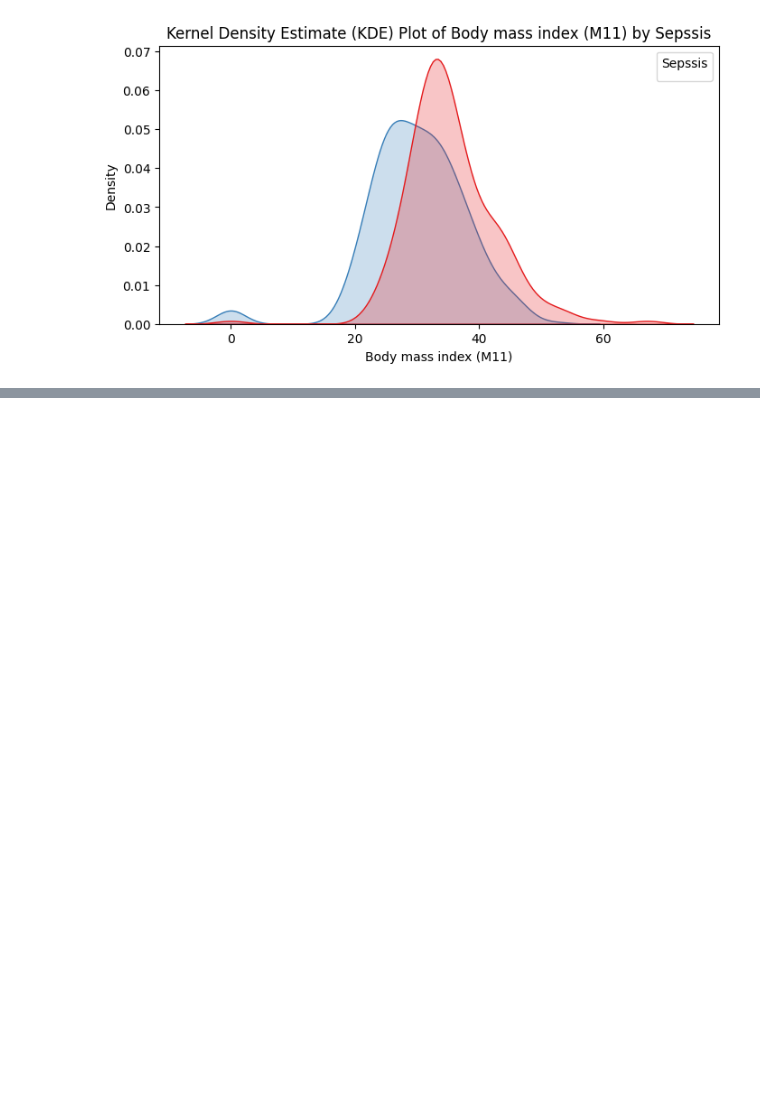
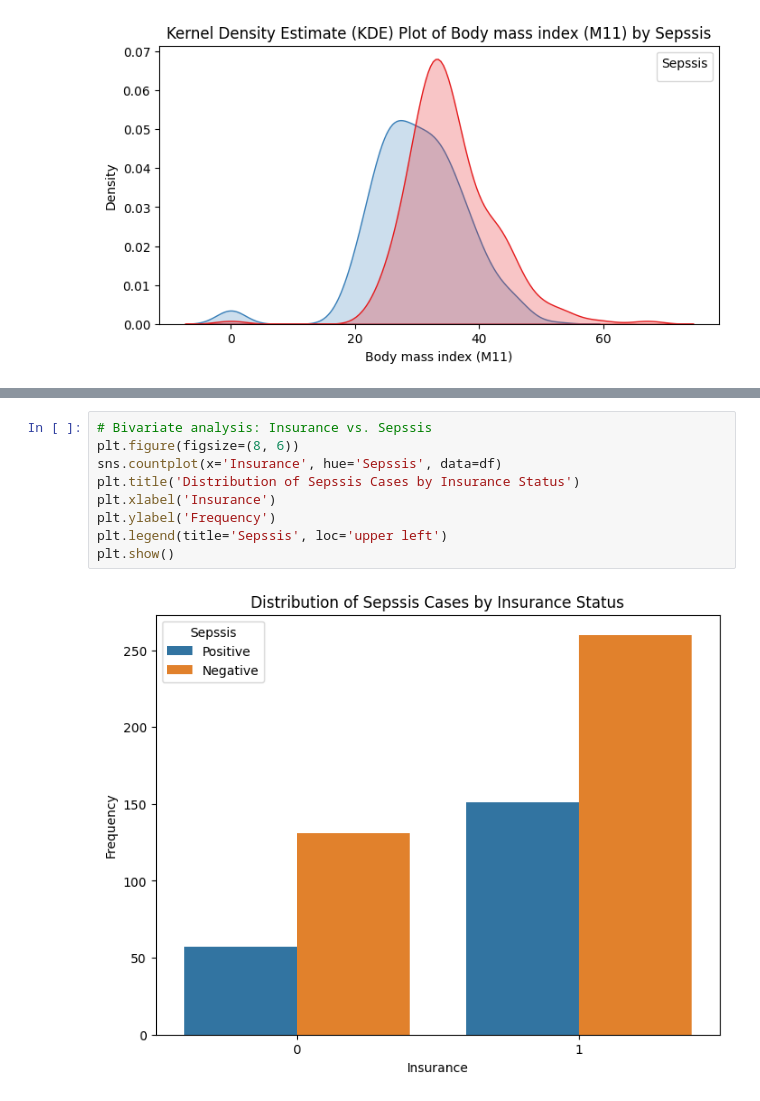
Before and after one commit to Lmarufu/Machine-Learning-with-FastAPI, a Jupyter notebook: notebook.ipynb, the cells around one changed output, grey strips where cells are left out. Saved outputs shown, nothing was run; the diff lists cells and outputs as text; blank space fills up the shorter version.

```diff
--- a/notebook.ipynb
+++ b/notebook.ipynb
@@ -211,0 +439,11 @@ No artists with labels found to put in legend.  Note that artists whose label st
+# %%
+# Bivariate analysis: Insurance vs. Sepssis
+plt.figure(figsize=(8, 6))
+sns.countplot(x='Insurance', hue='Sepssis', data=df)
+plt.title('Distribution of Sepssis Cases by Insurance Status')
+plt.xlabel('Insurance')
+plt.ylabel('Frequency')
+plt.legend(title='Sepssis', loc='upper left')
+plt.show()
+# %% [output]
+[figure, added]
```
Also changed, not shown: parts of 35 cells of this notebook, 2 other files.
